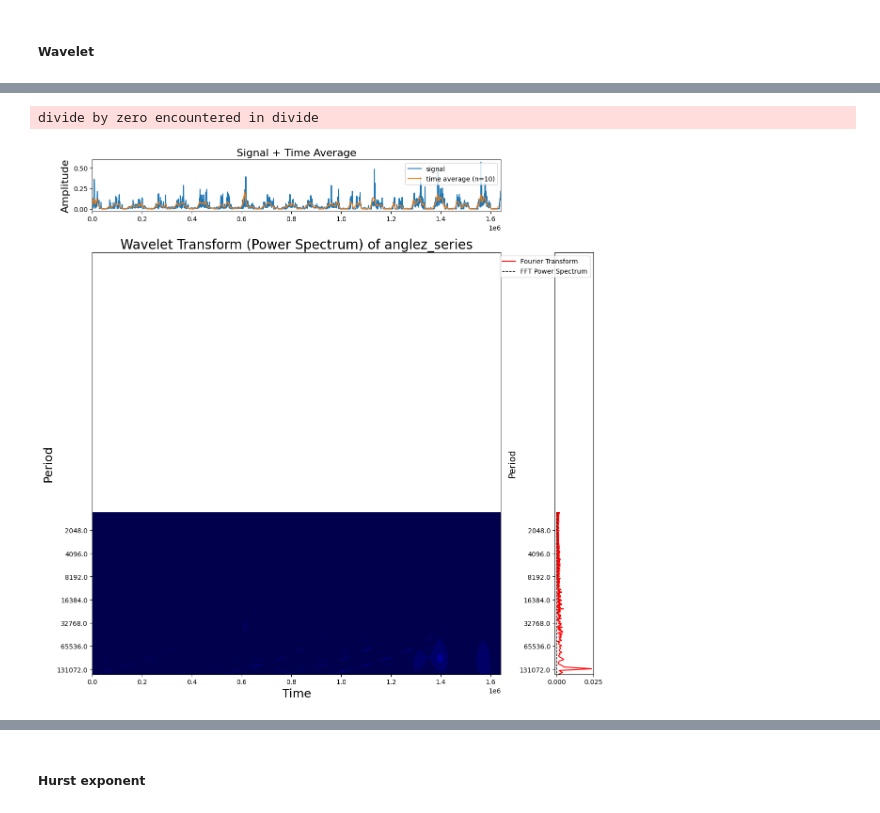
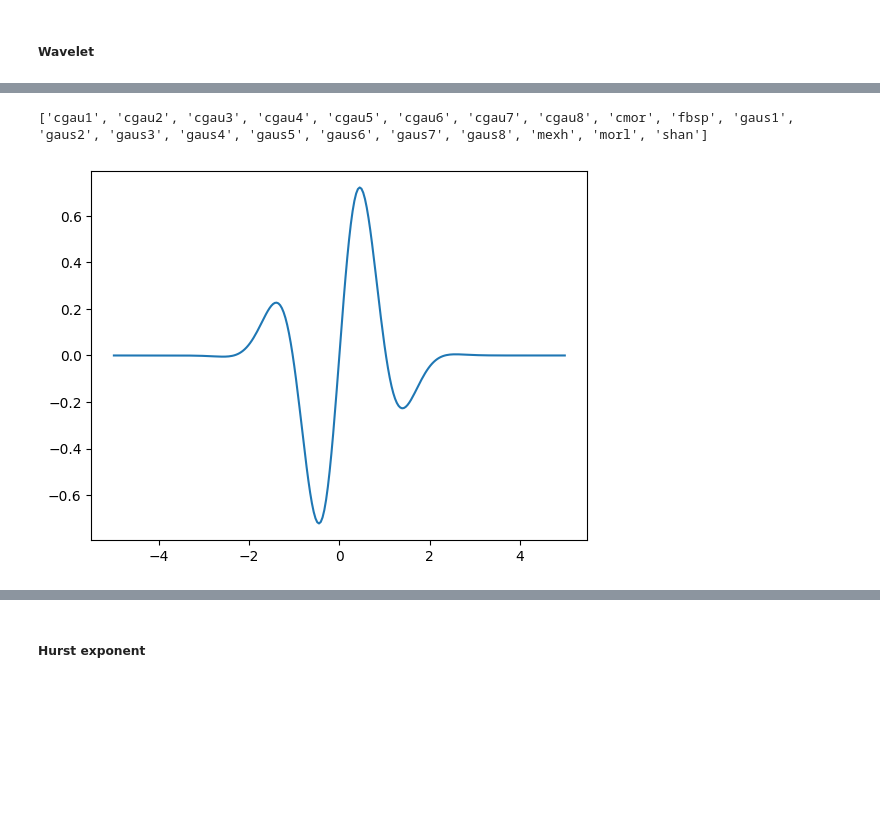
Before and after one commit to Felecort/TDA_Uni, a Jupyter notebook: src/0_topology-child-mind-institute.ipynb, the cells around one changed output, grey strips where cells are left out. Cells and saved outputs as stored; diff of their text form; code cells hidden in the pictures; blank space fills up the shorter version.

Commit message:
wavelets

```diff
--- a/src/0_topology-child-mind-institute.ipynb
+++ b/src/0_topology-child-mind-institute.ipynb
@@ -244,28 +114,0 @@ divide by zero encountered in divide
-# %%
-N = enmo_series.shape[0]
-t0=0
-dt=600
-time = np.arange(0, N) * dt + t0
-signal = enmo_series.squeeze()
-
-
-scales = np.arange(1, 128)
-title = 'Wavelet Transform (Power Spectrum) of anglez_series'
-ylabel = 'Period'
-xlabel = 'Time'
-fig = plt.figure(figsize=(12,12))
-spec = gridspec.GridSpec(ncols=6, nrows=6)
-top_ax = fig.add_subplot(spec[0, 0:5])
-bottom_left_ax = fig.add_subplot(spec[1:, 0:5])
-bottom_right_ax = fig.add_subplot(spec[1:, 5])
-
-plot_signal_plus_average(top_ax, time, signal, average_over=10)
-yticks, ylim = plot_wavelet(bottom_left_ax, time, signal, scales, xlabel=xlabel, ylabel=ylabel, title=title)
-
-plot_fft_plus_power(bottom_right_ax, time, signal, plot_direction='vertical', yticks=yticks, ylim=ylim)
-bottom_right_ax.set_ylabel('Period', fontsize=14)
-plt.tight_layout()
-plt.show()
-# %% [output]
-divide by zero encountered in divide
-[figure, removed]
@@ -271,0 +140,8 @@ divide by zero encountered in divide
+# %%
+[psi, x] = pywt.ContinuousWavelet("cgau3").wavefun()
+print(pywt.wavelist(kind='continuous'))
+pylab.plot(x, psi)
+pylab.show()
+# %% [output]
+['cgau1', 'cgau2', 'cgau3', 'cgau4', 'cgau5', 'cgau6', 'cgau7', 'cgau8', 'cmor', 'fbsp', 'gaus1', 'gaus2', 'gaus3', 'gaus4', 'gaus5', 'gaus6', 'gaus7', 'gaus8', 'mexh', 'morl', 'shan']
+[figure, added]
```
Also changed, not shown: parts of 11 cells of this notebook.
